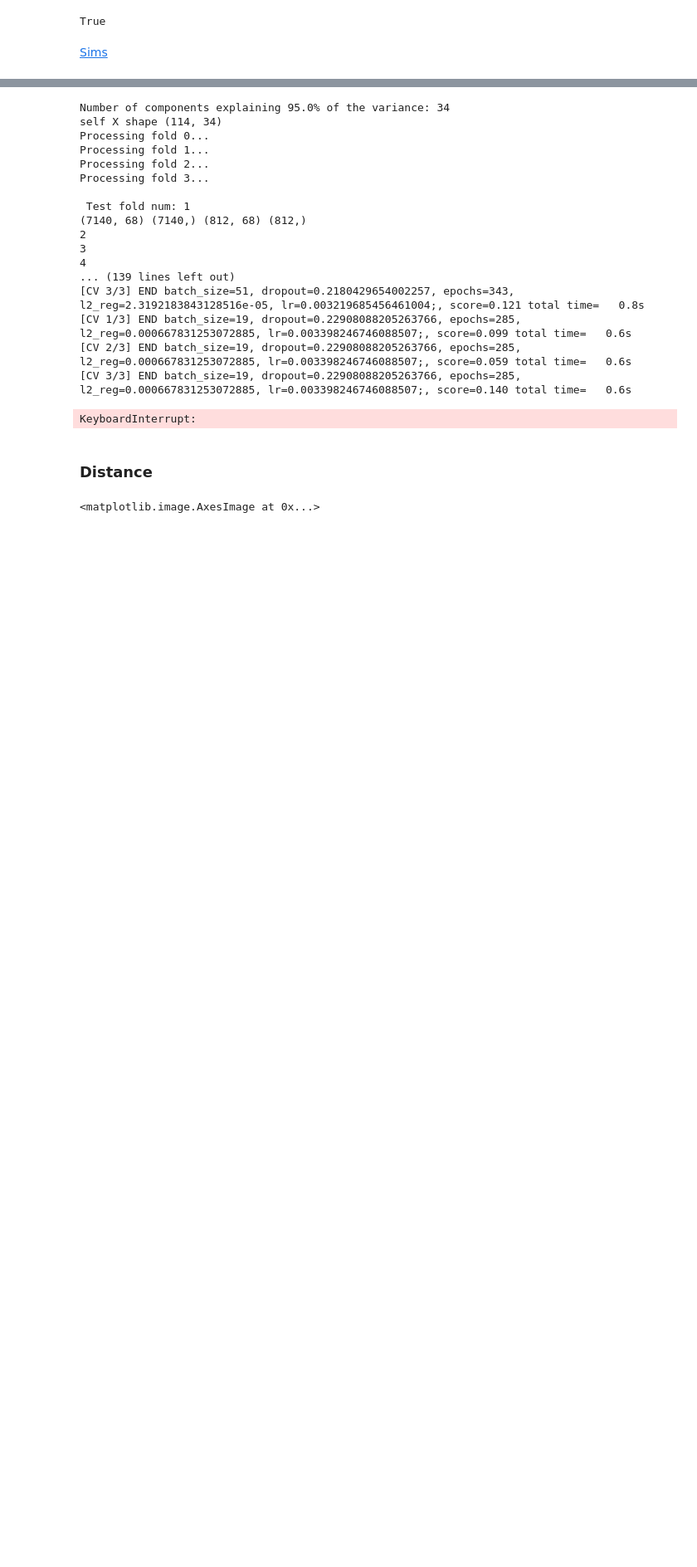
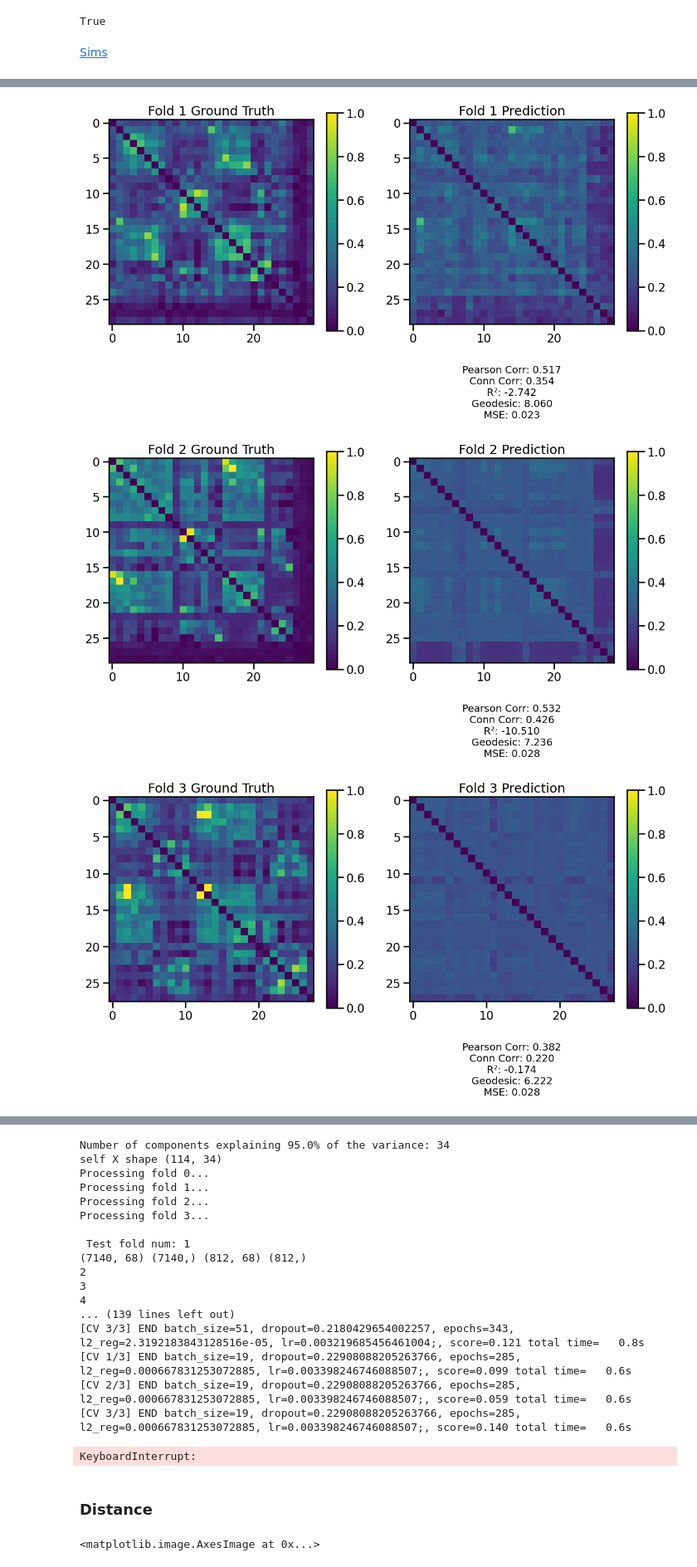
Before and after one commit to neuroinfolab/GeneEx2Conn, a Jupyter notebook: featurizer_experiments.ipynb, the cells around one changed output, grey strips where cells are left out. Shown at 83% size. Drawn from its saved outputs; the diff is of its cells as text; code cells hidden in the pictures; blank space fills up the shorter version.

```diff
--- a/featurizer_experiments.ipynb
+++ b/featurizer_experiments.ipynb
@@ -119,0 +120,12 @@ True
+# %%
+transPCAkron_xgb_random_nonshared_sim_results = single_sim_run(
+                                              cv_type='random',
+                                              model_type='xgboost',
+                                              feature_type=['transcriptome', 'euclidean'], # if you want to use transcriptomePCA with kronecker, you must start with transcriptomePCA in the feature_type list
+                                              #summary_measure='kronecker',
+                                              use_gpu=True,
+                                              use_shared_regions=False,
+                                              test_shared_regions=False,
+                                              save_sim=False,
+                                              search_method='bayes'
+                                              )
@@ -119,0 +150,6 @@ True
+# %%
+plot.plot_single_model_predictions_with_metrics(transPCAkron_xgb_random_nonshared_sim_results)
+# %% [output]
+[figure, added]
+[figure, added]
+[figure, added]
```
Also changed, not shown: parts of 8 cells of this notebook, 3 other files.
